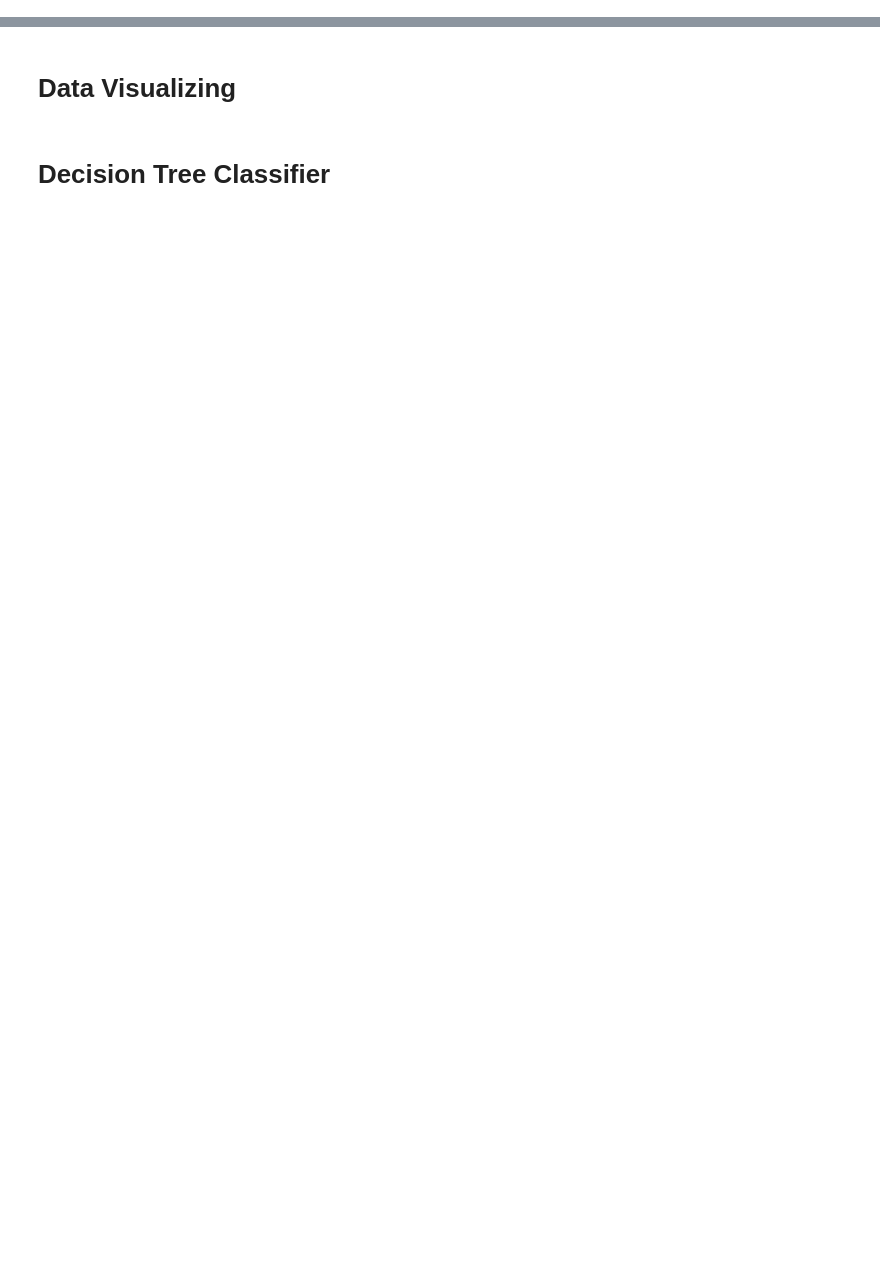
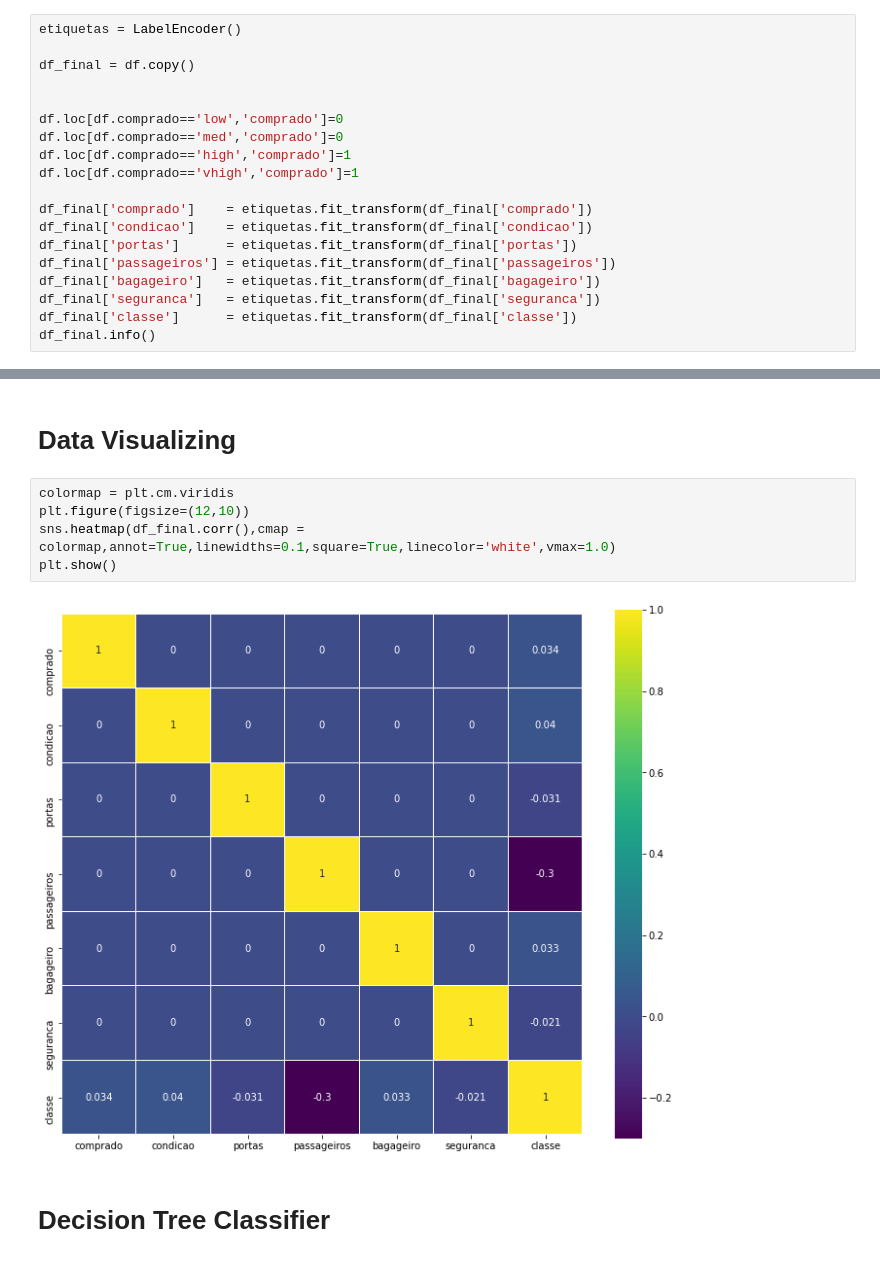
Before and after one commit to LeodeFaria/IDP, a Jupyter notebook: idp_IA2_Árvore_de_Decisão_Exercicio.ipynb, the cells around one changed output, grey strips where cells are left out. Drawn from its saved outputs; the diff is of its cells as text; blank space fills up the shorter version.

```diff
--- a/idp_IA2_Árvore_de_Decisão_Exercicio.ipynb
+++ b/idp_IA2_Árvore_de_Decisão_Exercicio.ipynb
@@ -77,2 +62,21 @@ df
 # %% [markdown]
 # Preprocessing
+# %%
+etiquetas = LabelEncoder()
+
+df_final = df.copy()
+
+
+df.loc[df.comprado=='low','comprado']=0
+df.loc[df.comprado=='med','comprado']=0
+df.loc[df.comprado=='high','comprado']=1
+df.loc[df.comprado=='vhigh','comprado']=1
+
+df_final['comprado']    = etiquetas.fit_transform(df_final['comprado'])
+df_final['condicao']    = etiquetas.fit_transform(df_final['condicao'])
+df_final['portas']      = etiquetas.fit_transform(df_final['portas'])
+df_final['passageiros'] = etiquetas.fit_transform(df_final['passageiros'])
+df_final['bagageiro']   = etiquetas.fit_transform(df_final['bagageiro'])
+df_final['seguranca']   = etiquetas.fit_transform(df_final['seguranca'])
+df_final['classe']      = etiquetas.fit_transform(df_final['classe'])
+df_final.info()
@@ -79,4 +98,11 @@ df
 # %% [markdown]
 # Data Visualizing
+# %%
+colormap = plt.cm.viridis
+plt.figure(figsize=(12,10))
+sns.heatmap(df_final.corr(),cmap = colormap,annot=True,linewidths=0.1,square=True,linecolor='white',vmax=1.0)
+plt.show()
+# %% [output]
+[figure, added]
 # %% [markdown]
 # Decision Tree Classifier
```
Also changed, not shown: parts of 13 cells of this notebook, 6 other files.
